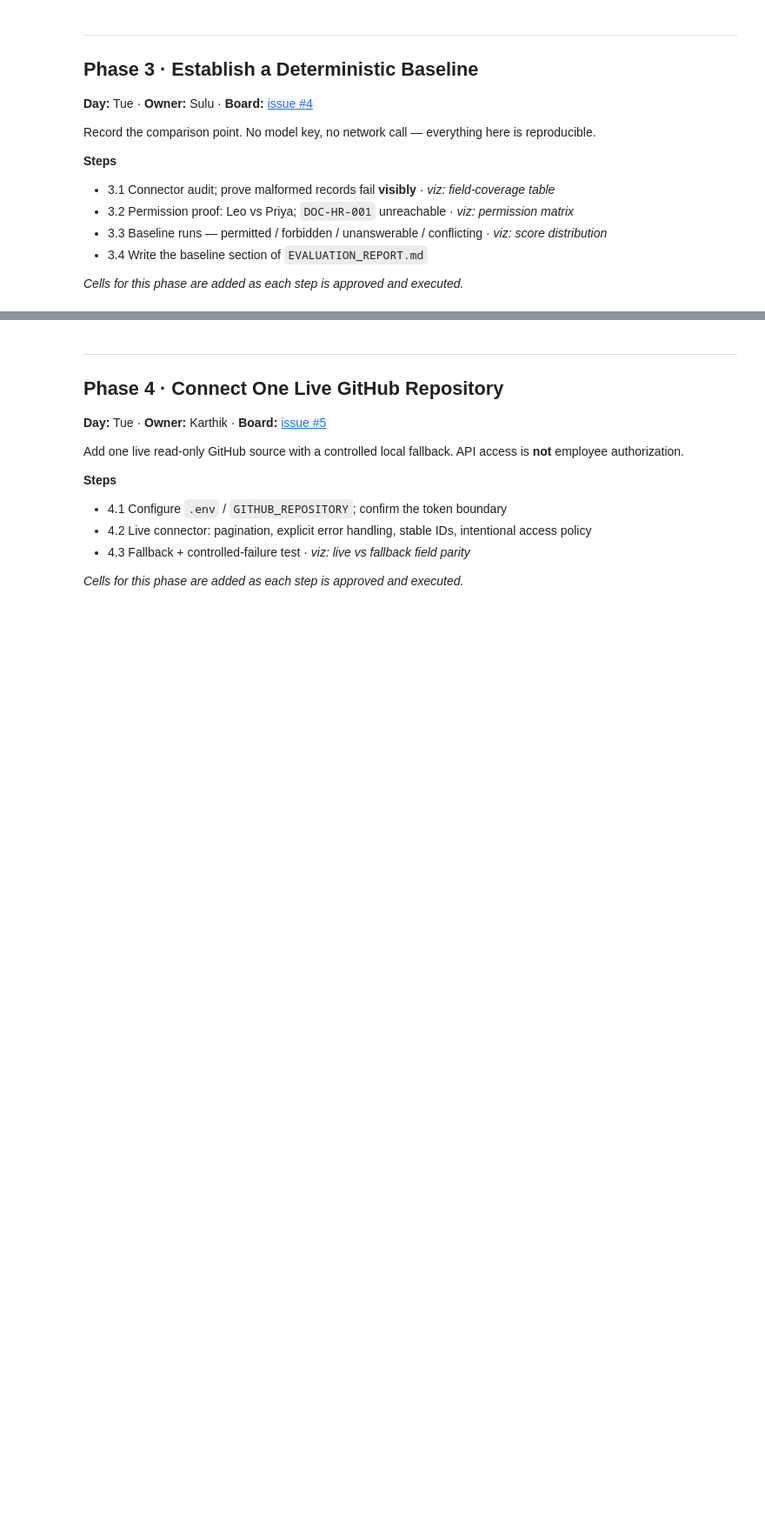
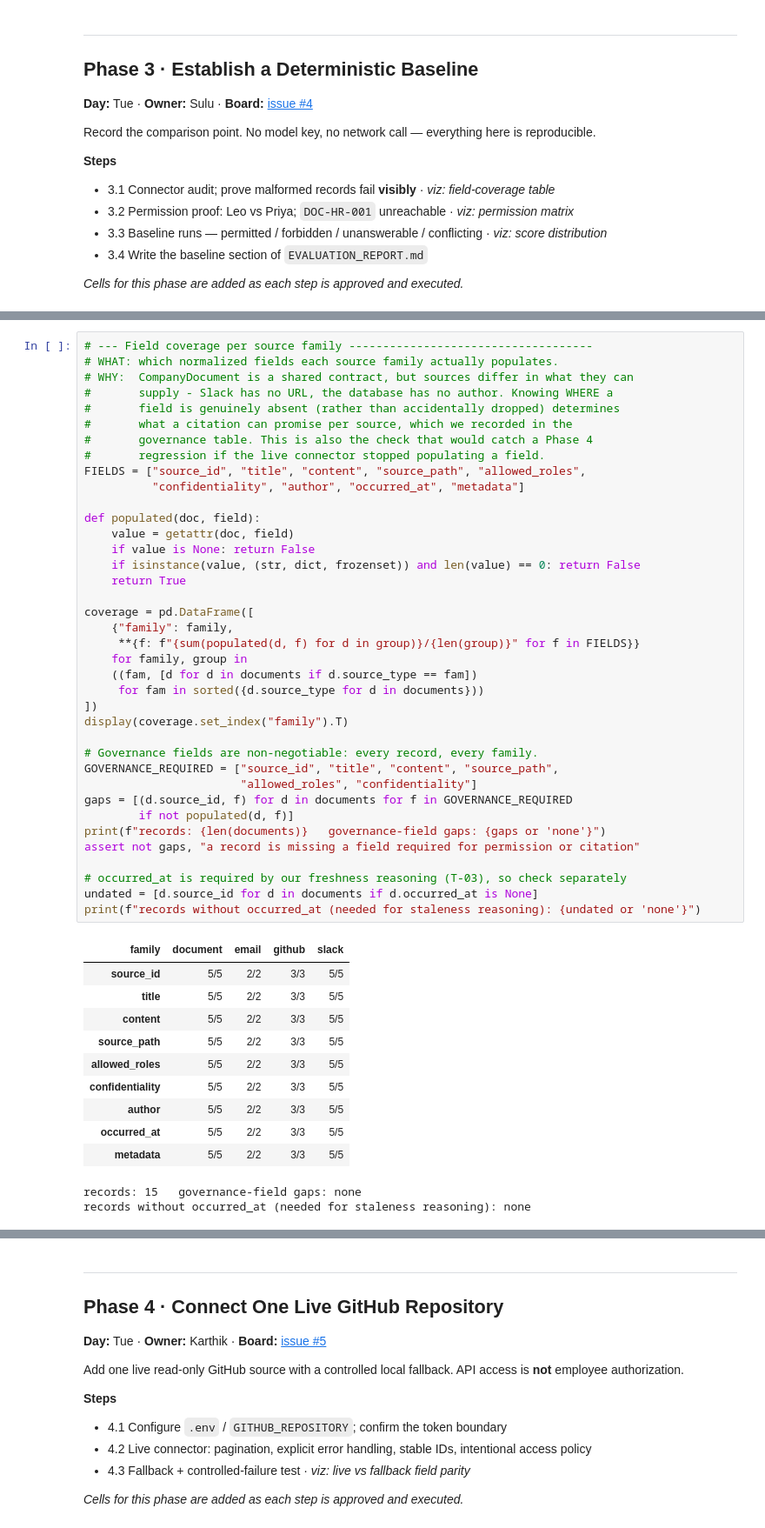
Before and after one commit to sulugambari/ai-agent-project, a Jupyter notebook: notebooks/northstar_build.ipynb, the cells around one changed output, grey strips where cells are left out. Shown at 87% size. Drawn from its saved outputs; the diff is of its cells as text; blank space fills up the shorter version.

```diff
--- a/notebooks/northstar_build.ipynb
+++ b/notebooks/northstar_build.ipynb
@@ -1239,0 +1256,51 @@ Record the comparison point. No model key, no network call — everything here i
+# %%
+# --- Field coverage per source family ------------------------------------
+# WHAT: which normalized fields each source family actually populates.
+# WHY:  CompanyDocument is a shared contract, but sources differ in what they can
+#       supply - Slack has no URL, the database has no author. Knowing WHERE a
+#       field is genuinely absent (rather than accidentally dropped) determines
+#       what a citation can promise per source, which we recorded in the
+#       governance table. This is also the check that would catch a Phase 4
+#       regression if the live connector stopped populating a field.
+FIELDS = ["source_id", "title", "content", "source_path", "allowed_roles",
+          "confidentiality", "author", "occurred_at", "metadata"]
+
+def populated(doc, field):
+    value = getattr(doc, field)
+    if value is None: return False
+    if isinstance(value, (str, dict, frozenset)) and len(value) == 0: return False
+    return True
+
+coverage = pd.DataFrame([
+    {"family": family,
+     **{f: f"{sum(populated(d, f) for d in group)}/{len(group)}" for f in FIELDS}}
+    for family, group in
+    ((fam, [d for d in documents if d.source_type == fam])
+     for fam in sorted({d.source_type for d in documents}))
+])
+display(coverage.set_index("family").T)
+
+# Governance fields are non-negotiable: every record, every family.
+GOVERNANCE_REQUIRED = ["source_id", "title", "content", "source_path",
+                       "allowed_roles", "confidentiality"]
+gaps = [(d.source_id, f) for d in documents for f in GOVERNANCE_REQUIRED
+        if not populated(d, f)]
+print(f"records: {len(documents)}   governance-field gaps: {gaps or 'none'}")
+assert not gaps, "a record is missing a field required for permission or citation"
+
+# occurred_at is required by our freshness reasoning (T-03), so check separately
+undated = [d.source_id for d in documents if d.occurred_at is None]
+print(f"records without occurred_at (needed for staleness reasoning): {undated or 'none'}")
+# %% [output]
+| family | document | email | github | slack |
+| source_id | 5/5 | 2/2 | 3/3 | 5/5 |
+| title | 5/5 | 2/2 | 3/3 | 5/5 |
+| content | 5/5 | 2/2 | 3/3 | 5/5 |
+| source_path | 5/5 | 2/2 | 3/3 | 5/5 |
+| allowed_roles | 5/5 | 2/2 | 3/3 | 5/5 |
+| confidentiality | 5/5 | 2/2 | 3/3 | 5/5 |
+| author | 5/5 | 2/2 | 3/3 | 5/5 |
+| occurred_at | 5/5 | 2/2 | 3/3 | 5/5 |
+| metadata | 5/5 | 2/2 | 3/3 | 5/5 |
+records: 15   governance-field gaps: none
+records without occurred_at (needed for staleness reasoning): none
```
Also changed, not shown: parts of 4 cells of this notebook, 3 other files.
